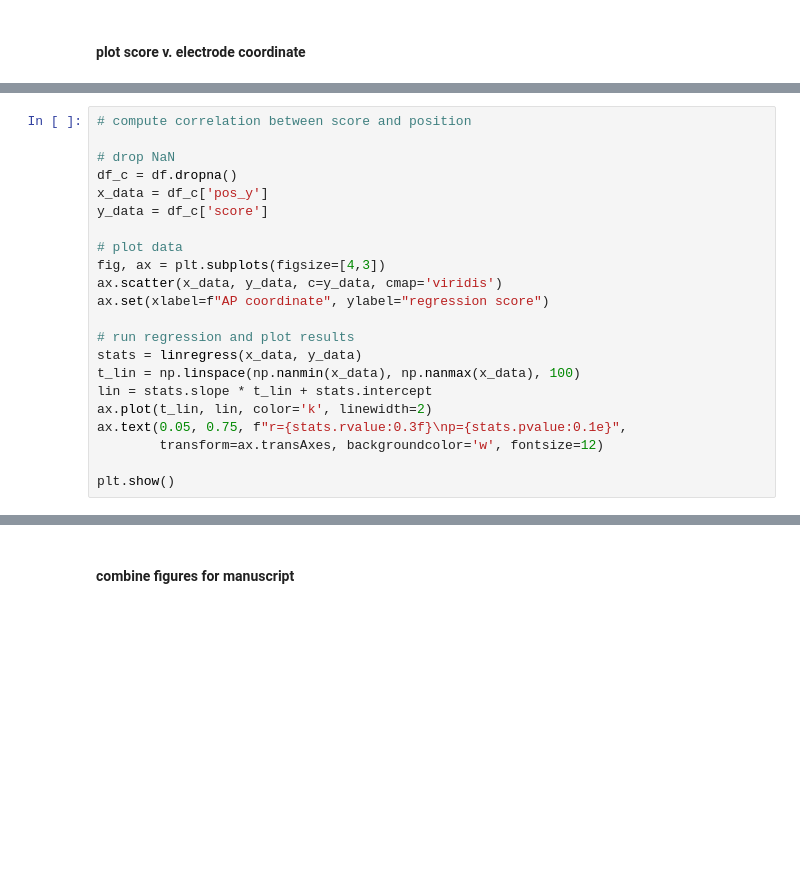
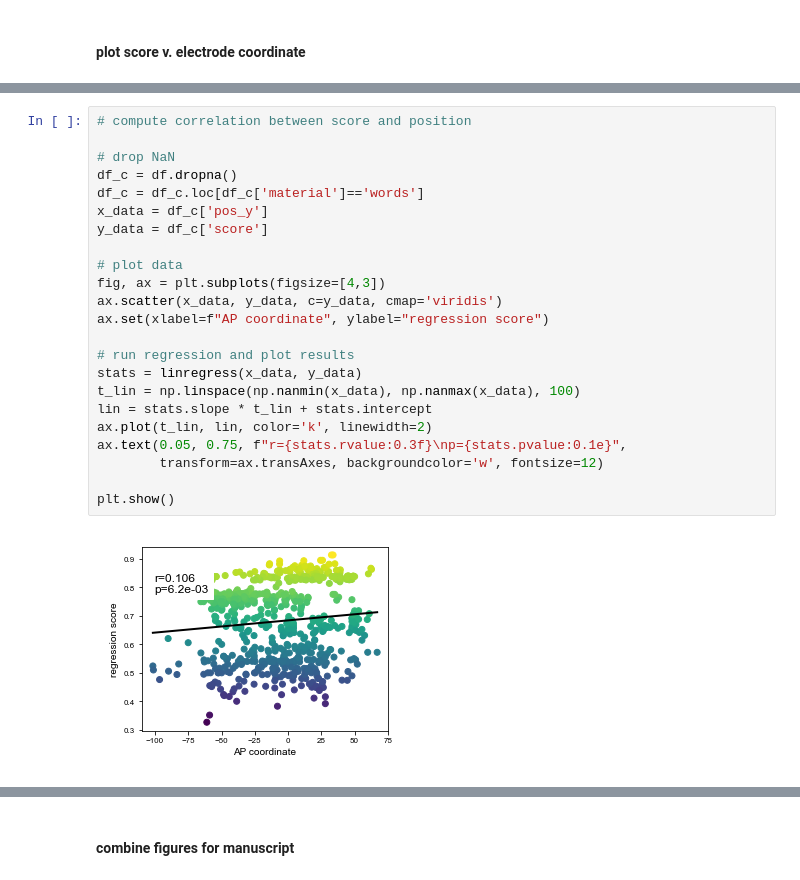
Before and after one commit to voytekresearch/oscillation_vs_exponent, a Jupyter notebook: notebooks/model_behavior.ipynb, the cells around one changed output, grey strips where cells are left out. Cells and saved outputs as stored; diff of their text form; blank space fills up the shorter version.

```diff
--- a/notebooks/model_behavior.ipynb
+++ b/notebooks/model_behavior.ipynb
@@ -571,25 +683,28 @@ df
 # %%
 # compute correlation between score and position
 
 # drop NaN
 df_c = df.dropna()
+df_c = df_c.loc[df_c['material']=='words']
 x_data = df_c['pos_y']
 y_data = df_c['score']
 
 # plot data
 fig, ax = plt.subplots(figsize=[4,3])
 ax.scatter(x_data, y_data, c=y_data, cmap='viridis')
 ax.set(xlabel=f"AP coordinate", ylabel="regression score")
 
 # run regression and plot results
 stats = linregress(x_data, y_data)
 t_lin = np.linspace(np.nanmin(x_data), np.nanmax(x_data), 100)
 lin = stats.slope * t_lin + stats.intercept
 ax.plot(t_lin, lin, color='k', linewidth=2)
 ax.text(0.05, 0.75, f"r={stats.rvalue:0.3f}\np={stats.pvalue:0.1e}",
         transform=ax.transAxes, backgroundcolor='w', fontsize=12)
 
 plt.show()
+# %% [output]
+[figure, added]
 # %%
 # compute correlation between coeeficient and position
 
```
Also changed, not shown: parts of 18 cells of this notebook.
